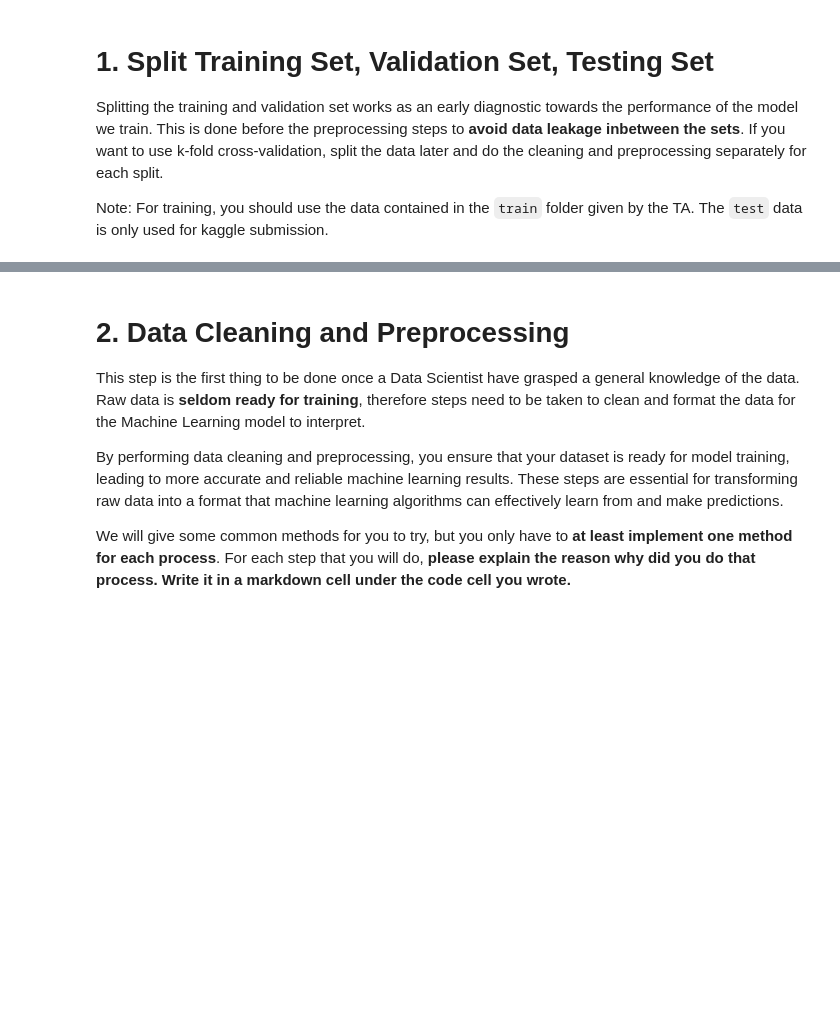
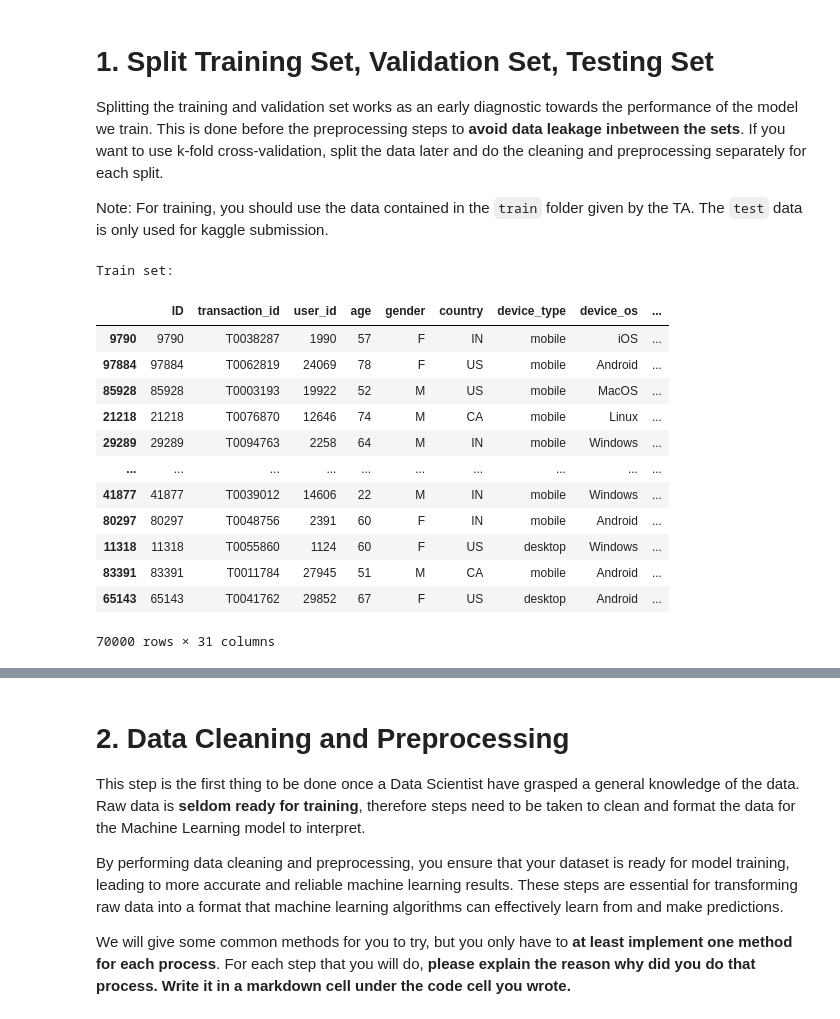
Before and after one commit to wiijaakk/IF3070_Tubes2_AbyuDAIya-Ganbatte, a Jupyter notebook: IF3070 Dasar Artificial Intelligence _ Tugas Besar 2 Notebook.ipynb, the cells around one changed output, grey strips where cells are left out. Cells and saved outputs as stored; diff of their text form; code cells hidden in the pictures; blank space fills up the shorter version.

```diff
--- a/IF3070 Dasar Artificial Intelligence _ Tugas Besar 2 Notebook.ipynb
+++ b/IF3070 Dasar Artificial Intelligence _ Tugas Besar 2 Notebook.ipynb
@@ -51,14 +52,5 @@ Train shape: (100000, 31)
 # Exploratory Data Analysis (Optional)
 
 Exploratory Data Analysis (EDA) is a crucial step in the data analysis process that involves examining and visualizing data sets to uncover patterns, trends, anomalies, and insights. It is the first step before applying more advanced statistical and machine learning techniques. EDA helps you to gain a deep understanding of the data you are working with, allowing you to make informed decisions and formulate hypotheses for further analysis.
-# %%
-try:
-  df = pd.read_csv('train.csv')
-
-except FileNotFoundError:
-  print("Error: File Tidak Ditemukan.")
-
-except Exception as e:
-  print(f"Terjadi error: {e}")
 # %% [markdown]
 Step 1: Data Understanding
@@ -153,0 +134,20 @@ Note: For training, you should use the data contained in the `train` folder give
+# %%
+train_set_ori = df.copy()
+train_set, val_set = train_test_split(df, test_size=0.3, stratify=df["is_fraud"], random_state=42)
+print("Train set:")
+train_set
+# %% [output]
+Train set:
+|  | ID | transaction_id | user_id | age | gender | country | device_type | device_os | ... |
+| 9790 | 9790 | T0038287 | 1990 | 57 | F | IN | mobile | iOS | ... |
+| 97884 | 97884 | T0062819 | 24069 | 78 | F | US | mobile | Android | ... |
+| 85928 | 85928 | T0003193 | 19922 | 52 | M | US | mobile | MacOS | ... |
+| 21218 | 21218 | T0076870 | 12646 | 74 | M | CA | mobile | Linux | ... |
+| 29289 | 29289 | T0094763 | 2258 | 64 | M | IN | mobile | Windows | ... |
+| ... | ... | ... | ... | ... | ... | ... | ... | ... | ... |
+| 41877 | 41877 | T0039012 | 14606 | 22 | M | IN | mobile | Windows | ... |
+| 80297 | 80297 | T0048756 | 2391 | 60 | F | IN | mobile | Android | ... |
+| 11318 | 11318 | T0055860 | 1124 | 60 | F | US | desktop | Windows | ... |
+| 83391 | 83391 | T0011784 | 27945 | 51 | M | CA | mobile | Android | ... |
+| 65143 | 65143 | T0041762 | 29852 | 67 | F | US | desktop | Android | ... |
+70000 rows × 31 columns
```
Also changed, not shown: parts of 23 cells of this notebook, 9 other files.
